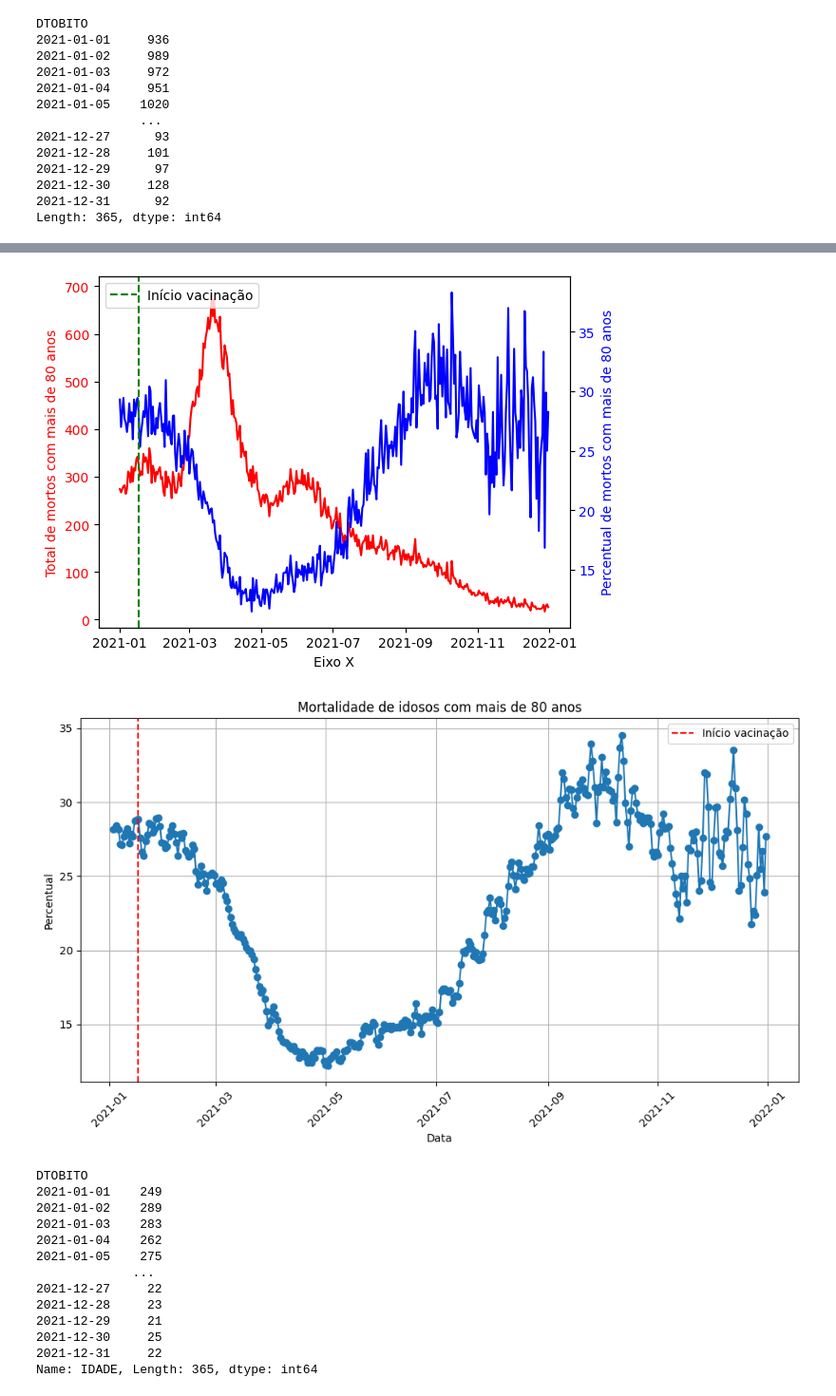
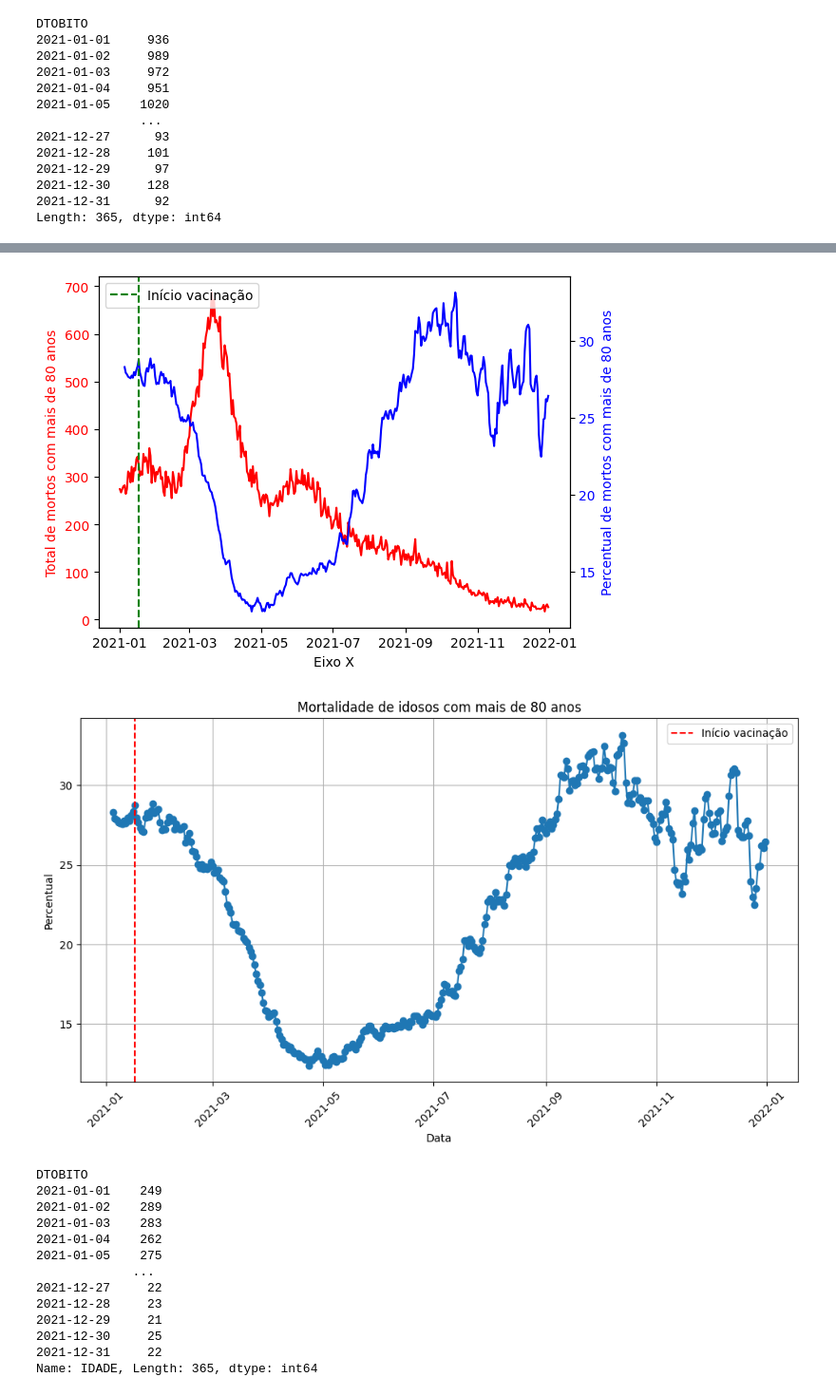
Before and after one commit to arturbernardo/eficacia_vacina_covid19, a Jupyter notebook: eficiencia_vacinas.ipynb, the cells around one changed output, grey strips where cells are left out. Shown at 95% size. Saved outputs shown, nothing was run; the diff lists cells and outputs as text; code cells hidden in the pictures.

```diff
--- a/eficiencia_vacinas.ipynb
+++ b/eficiencia_vacinas.ipynb
@@ -82,6 +82,6 @@ DTOBITO
 2021-12-31      92
 Length: 365, dtype: int64
 # %%
-mortes_c19_agg_dia_idade = mortes_covid.groupby(['DTOBITO', 'IDADE']).size()
+mortes_c19_agg_dia_idade = mortes_covid.groupby(['DTOBITO', 'IDADE']).size().rename('NUM_MORTES').to_frame()
 mortes_c19_agg_dia_idade
 # %% [output]
@@ -101,4 +102,7 @@ Length: 27581, dtype: int64
 # %%
 mortalidade_dia = mortes_c19_agg_dia_idade.groupby(level=0).sum()
+
+mortalidade_dia['MEDIA_MOVEL'] = mortalidade_dia['NUM_MORTES'].rolling(window=5).mean()
+
 mortalidade_dia
 # %% [output]
@@ -118,7 +134,8 @@ Length: 365, dtype: int64
 # %%
 filtro_idade = mortes_covid[mortes_covid['IDADE'] >= 80]
 
-maior_80 = filtro_idade.groupby('DTOBITO')['IDADE'].size()
+maior_80 = filtro_idade.groupby('DTOBITO')['IDADE'].size().rename('NUM_MORTES').to_frame()
+maior_80['MEDIA_MOVEL'] = maior_80['NUM_MORTES'].rolling(window=5).mean()
 
 print(maior_80)
 # %% [output]
@@ -140,44 +170,40 @@ data_to_plot = []
 percentual_to_plot = []
 window_size = 3
 
-for index, todos, m80 in zip(mortalidade_dia.index, mortalidade_dia, maior_80):
+for index, todos, m80 in zip(mortalidade_dia.index, mortalidade_dia.MEDIA_MOVEL, maior_80.MEDIA_MOVEL):
     percentual = (m80 * 100) / todos
-    # print(index, percentual, "m80", m80, "todos:", todos)
     data_to_plot.append(index)
     percentual_to_plot.append(percentual)
-
-smothed_percentual_to_plot = np.convolve(percentual_to_plot, np.ones(window_size)/window_size, mode='full')[:len(percentual_to_plot)]
 # %%
-# TOTAL DE MORTOS
 total_mortos_to_plot = []
-for m80 in maior_80:
+for m80 in maior_80.NUM_MORTES:
     total_mortos_to_plot.append(m80)
 
 fig, ax1 = plt.subplots()
 ax1.plot(data_to_plot, total_mortos_to_plot, color='red')
 ax1.set_xlabel('Eixo X')
 ax1.set_ylabel('Total de mortos com mais de 80 anos', color='red')
 ax1.tick_params(axis='y', labelcolor='red')
 
 ax2 = ax1.twinx()
 ax2.plot(data_to_plot, percentual_to_plot, color='blue')
 ax2.set_ylabel('Percentual de mortos com mais de 80 anos', color='blue')
 ax2.tick_params(axis='y', labelcolor='blue')
 
 data_vertical = pd.Timestamp('2021-01-17')
 plt.axvline(x=data_vertical, color='green', linestyle='--', label='Início vacinação')
 
 lines1, labels1 = ax1.get_legend_handles_labels()
 lines2, labels2 = ax2.get_legend_handles_labels()
 ax1.legend(lines1 + lines2, labels1 + labels2, loc='upper left')
 
 
 plt.show()
 # %% [output]
-[figure, old version]
+[figure, new version]
 # %%
 plt.figure(figsize=(10, 6))
-plt.plot(data_to_plot[2:], smothed_percentual_to_plot[2:], marker='o', linestyle='-')
+plt.plot(data_to_plot[2:], percentual_to_plot[2:], marker='o', linestyle='-')
 
 plt.xlabel('Data')
 plt.ylabel('Percentual')
@@ -193,7 +219,7 @@ plt.grid(True)
 plt.tight_layout()
 plt.show()
 # %% [output]
-[figure, old version]
+[figure, new version]
 # %%
 filtro_idade = mortes_covid[(mortes_covid['IDADE'] >= 70) & (mortes_covid['IDADE'] < 80)]
 
```
Also changed, not shown: parts of 5 cells of this notebook.
